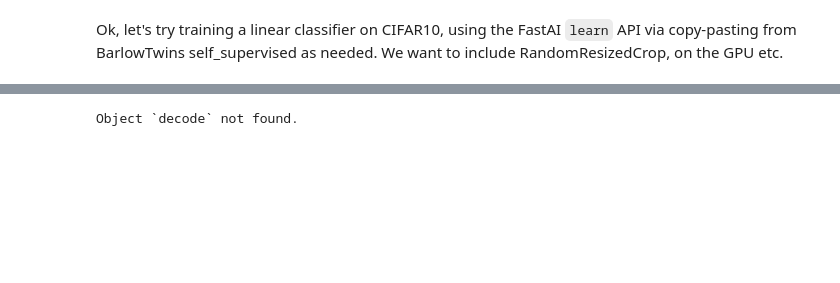
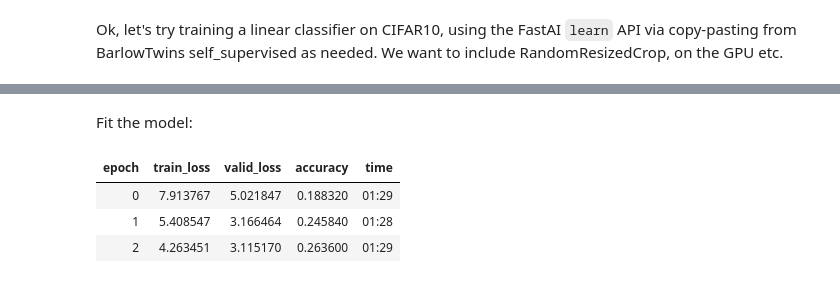
Before and after one commit to hamish-haggerty/AI-hacking, a Jupyter notebook: SSL/cifar10_linear_learner.ipynb, the cells around one changed output, grey strips where cells are left out. Saved outputs shown, nothing was run; the diff lists cells and outputs as text; code cells hidden in the pictures; blank space fills up the shorter version.

```diff
--- a/SSL/cifar10_linear_learner.ipynb
+++ b/SSL/cifar10_linear_learner.ipynb
@@ -313,10 +202,0 @@ dummy_stats = ([0,0,0],[0.0,0.000001,0.000001])
-# %%
-n_in=3
-model = LinearModel(indim=size*size*3)
-aug_pipelines = [get_batch_augs(size=size,stats=dummy_stats,resize_scale=(1.0, 1.0))]
-tem = BarlowTwins(aug_pipelines,n_in=n_in,print_augs=True)
-learn = Learner(dls,model, cbs=[tem])
-b = dls.one_batch()
-learn._split(b)
-learn('before_batch')
-axes = learn.barlow_twins.show(n=25)
@@ -339,4 +203,9 @@ after decode
-# %%
-aug_pipelines[0].decode
-# %% [output]
-Object `decode` not found.
+# %% [markdown]
+Fit the model:
+# %%
+learn.fit(3)
+# %% [output]
+| epoch | train_loss | valid_loss | accuracy | time |
+| 0 | 7.913767 | 5.021847 | 0.188320 | 01:29 |
+| 1 | 5.408547 | 3.166464 | 0.245840 | 01:28 |
+| 2 | 4.263451 | 3.115170 | 0.263600 | 01:29 |
```
Also changed, not shown: parts of 25 cells of this notebook.
